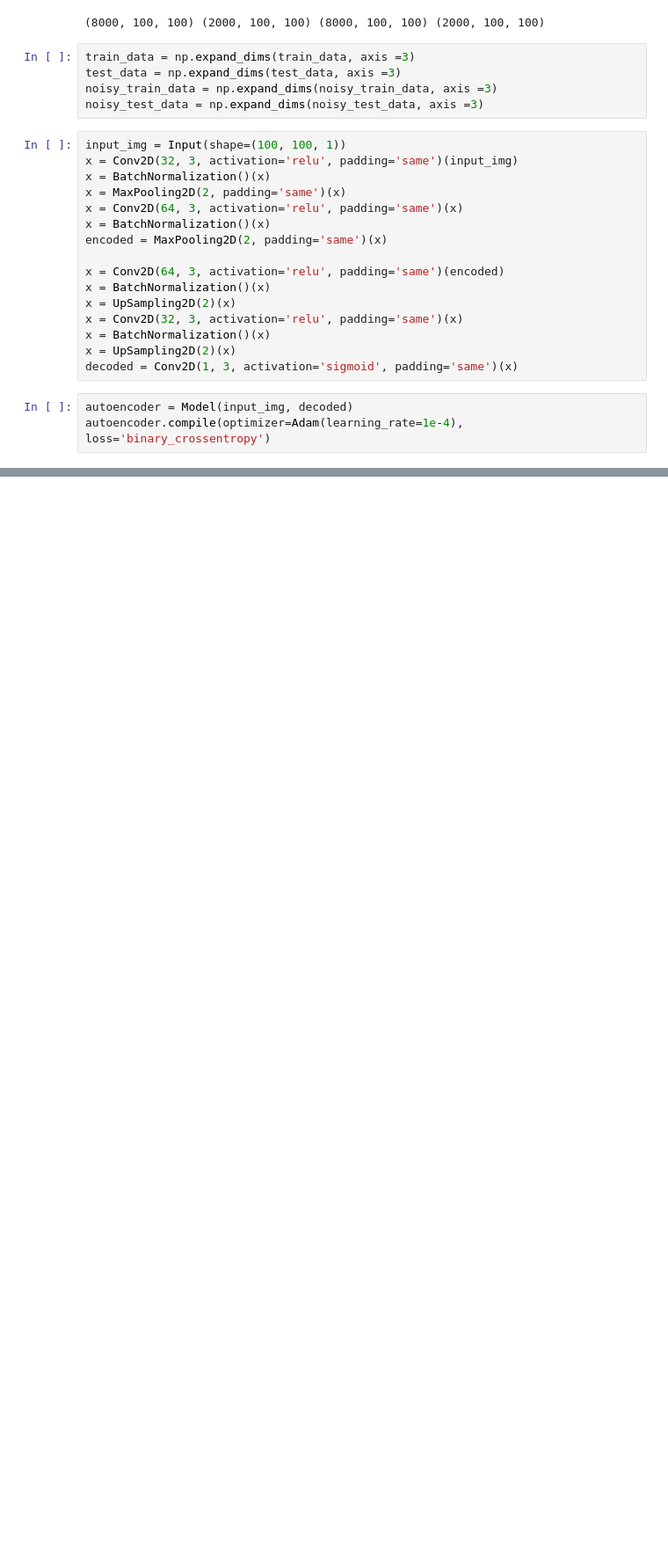
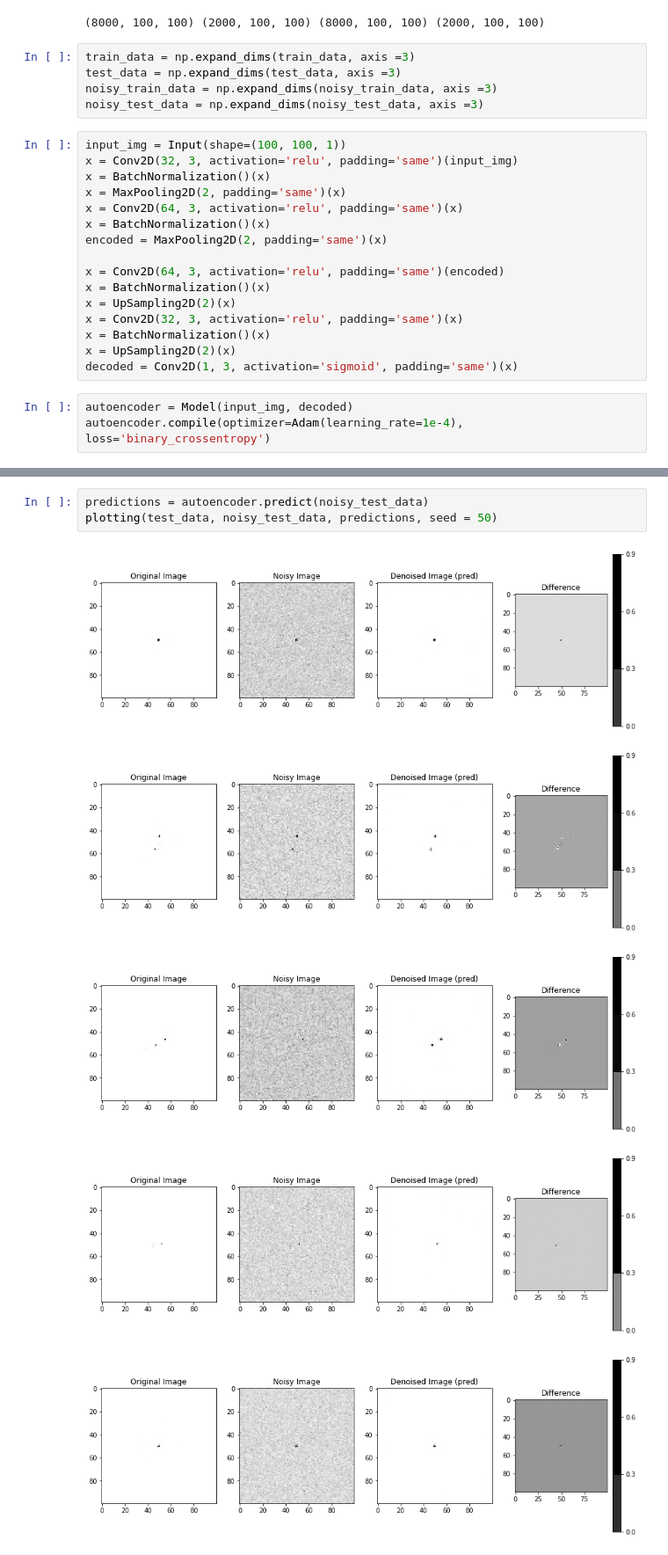
Before and after one commit to sukeerthiD/SSI_Projects, a Jupyter notebook: jet_notebooks/Jet_denoising.ipynb, the cells around one changed output, grey strips where cells are left out. Shown: that part at 88% size. Drawn from its saved outputs; the diff is of its cells as text; blank space fills up the shorter version.

```diff
--- a/jet_notebooks/Jet_denoising.ipynb
+++ b/jet_notebooks/Jet_denoising.ipynb
@@ -118,0 +161,9 @@ autoencoder.compile(optimizer=Adam(learning_rate=1e-4), loss='binary_crossentrop
+# %%
+predictions = autoencoder.predict(noisy_test_data)
+plotting(test_data, noisy_test_data, predictions, seed = 50)
+# %% [output]
+[figure, added]
+[figure, added]
+[figure, added]
+[figure, added]
+[figure, added]
```
Also changed, not shown: parts of 9 cells of this notebook.
